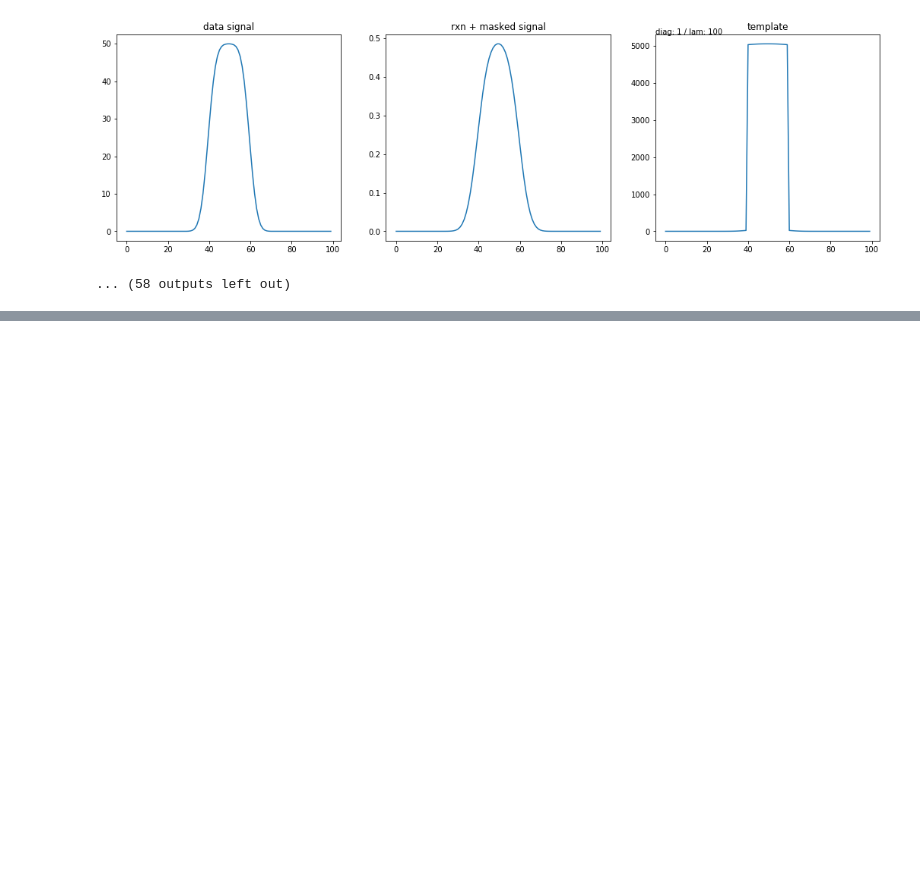
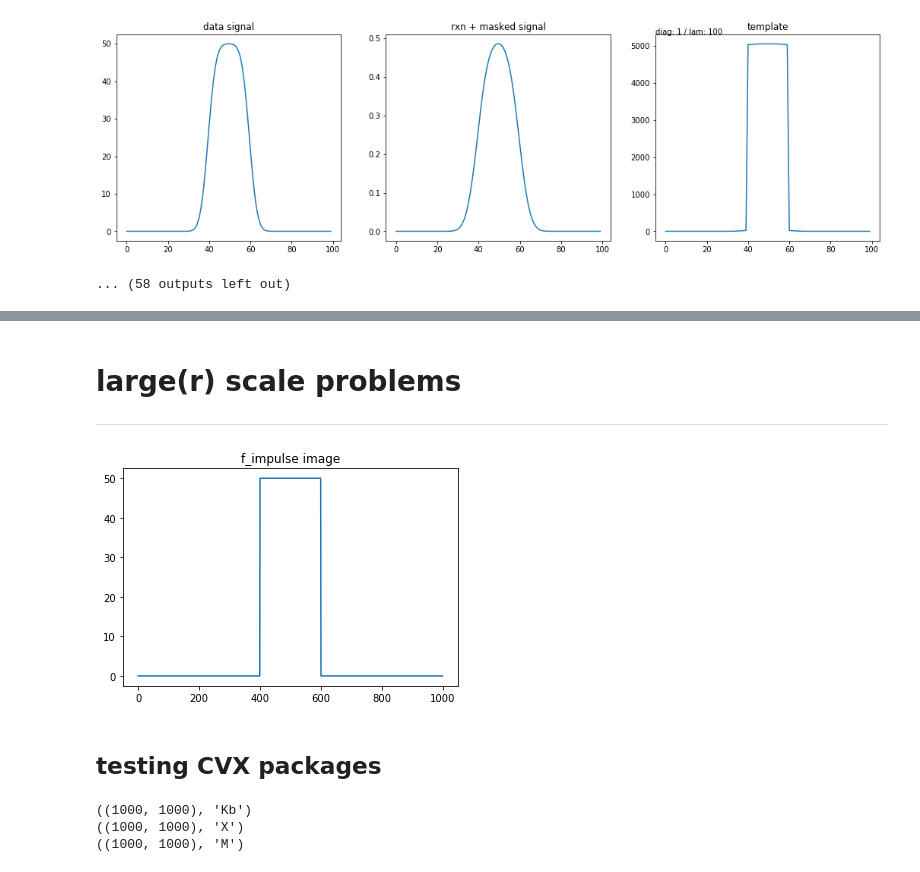
Before and after one commit to zimmerman-cole/ill-condition, a Jupyter notebook: code/hotelling_template_examples.ipynb, the cells around one changed output, grey strips where cells are left out. Saved outputs shown, nothing was run; the diff lists cells and outputs as text; code cells hidden in the pictures; blank space fills up the shorter version.

```diff
--- a/code/hotelling_template_examples.ipynb
+++ b/code/hotelling_template_examples.ipynb
@@ -164,0 +259,25 @@ for K,Kn in zip(K_diag,K_name):
+# %% [markdown]
+# large(r) scale problems
+---
+# %%
+## setup problem
+# dimensions
+n = 1000   # number of pixels in image space
+m = n      # number of pixels in data space
+k = 1000   # number of pixels in ROI
+
+# sparsity and regularization
+sparse = True
+B = iden(n)
+lam = 1
+
+# gaussian blur parameters
+sigma = 3
+t = 10
+
+# create 1D image
+f = blur.gen_f(n=n)
+# %% [output]
+[figure, added]
+# %% [markdown]
+## testing CVX packages
@@ -164,0 +293,15 @@ for K,Kn in zip(K_diag,K_name):
+# %%
+## generate problem
+# generate instance
+K_diag = 1.*np.ones(m)
+Kb, X, M = util.gen_instance_1d(m=m, n=n, k=k, K_diag=K_diag, sigma=sigma, t=t, sparse=sparse)
+print(Kb.shape, "Kb")
+print(X.shape, "X")
+print(M.shape, "M")
+
+# compute blurred image (data signal)
+sb = X.dot(f)
+# %% [output]
+((1000, 1000), 'Kb')
+((1000, 1000), 'X')
+((1000, 1000), 'M')
```
Also changed, not shown: parts of 15 cells of this notebook, 3 other files.
